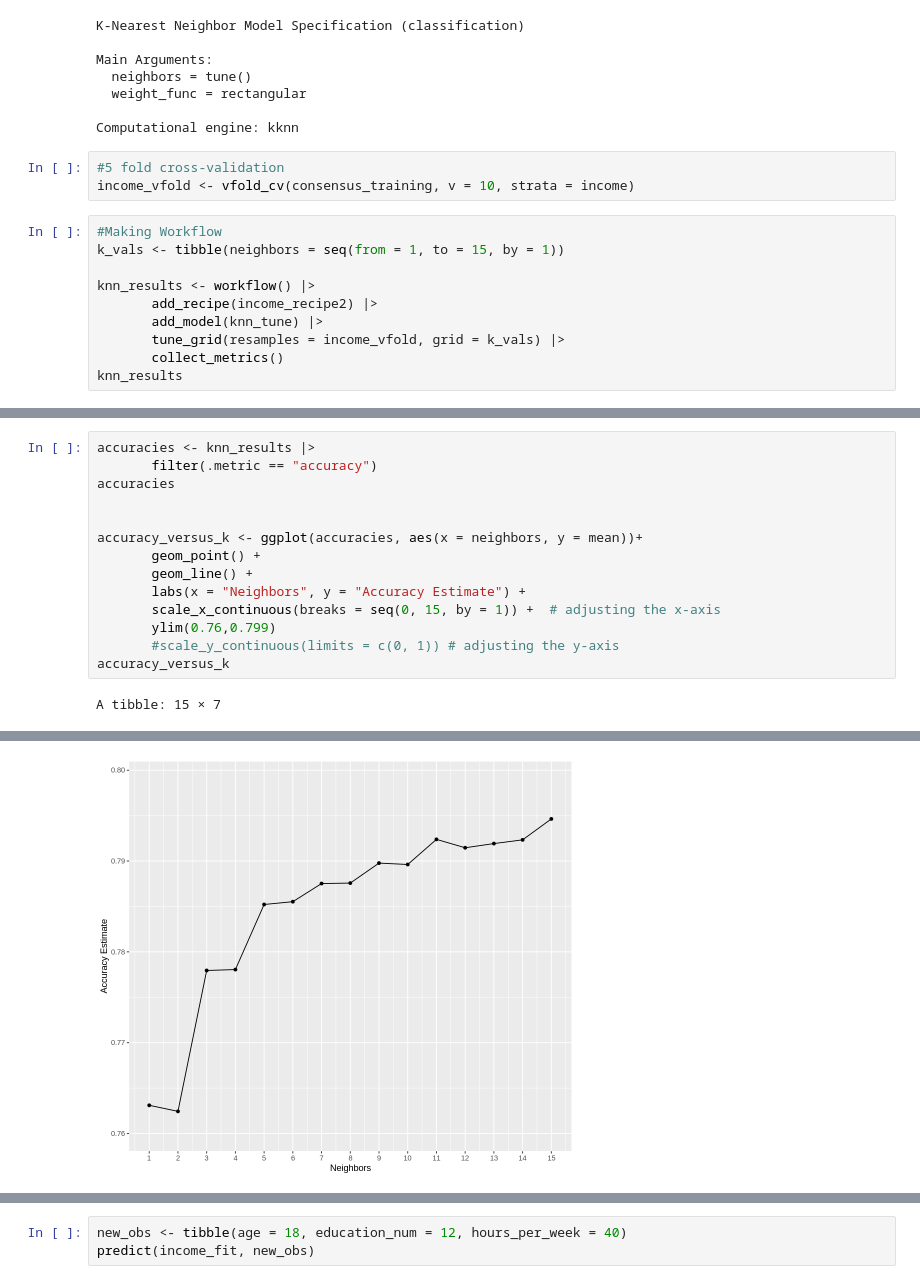
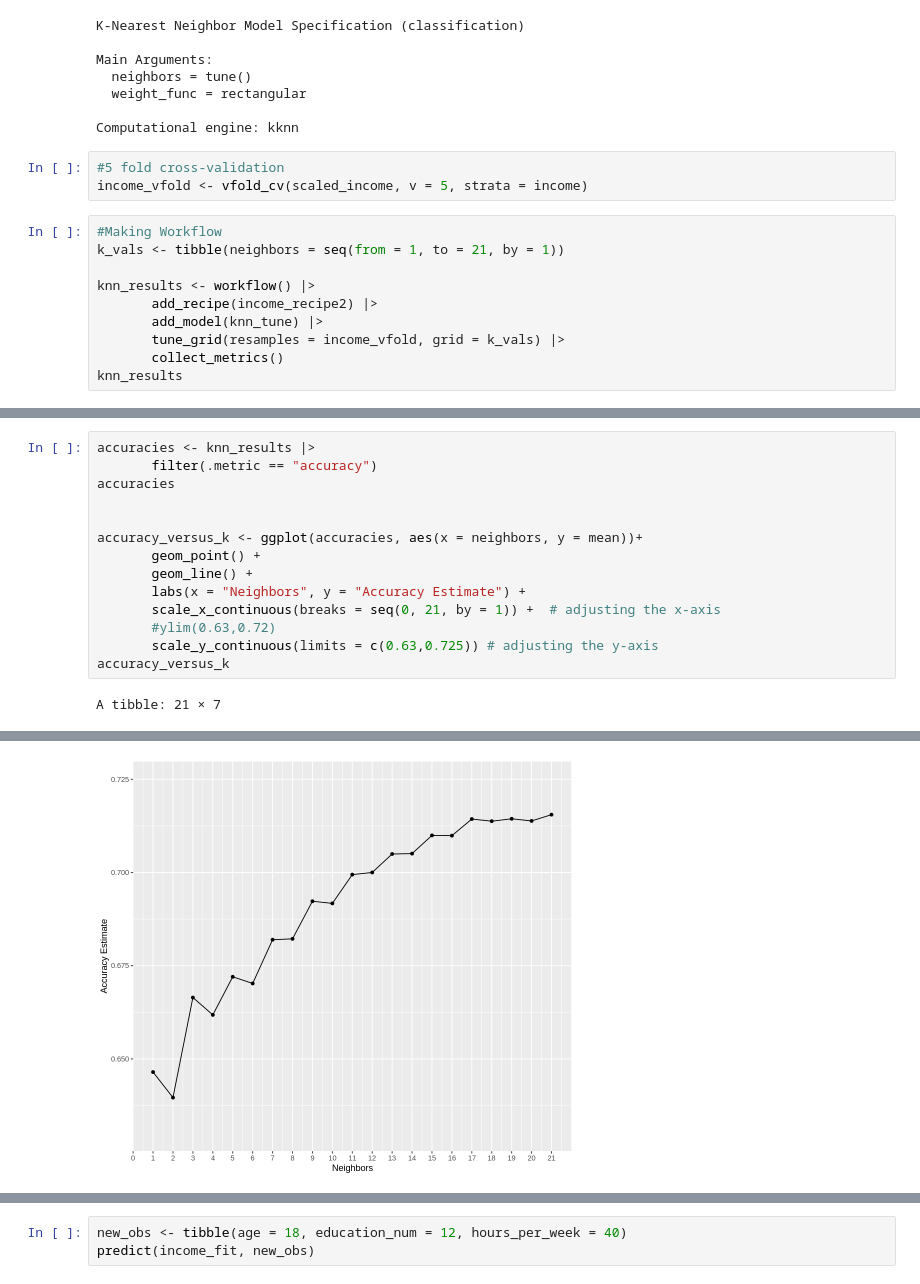
Before and after one commit to Riyan-Qureshi/dsci_group_project, a Jupyter notebook: group_project_report.ipynb, the cells around one changed output, grey strips where cells are left out. Saved outputs shown, nothing was run; the diff lists cells and outputs as text.

Commit message:
Replaced Training Data in model with Upsampled Training Data

```diff
--- a/group_project_report.ipynb
+++ b/group_project_report.ipynb
@@ -218,10 +227,10 @@ Main Arguments:
 Computational engine: kknn
 # %%
 #5 fold cross-validation
-income_vfold <- vfold_cv(consensus_training, v = 10, strata = income)
+income_vfold <- vfold_cv(scaled_income, v = 5, strata = income)
 # %%
 #Making Workflow
-k_vals <- tibble(neighbors = seq(from = 1, to = 15, by = 1))
+k_vals <- tibble(neighbors = seq(from = 1, to = 21, by = 1))
 
 knn_results <- workflow() |>
        add_recipe(income_recipe2) |>
@@ -250,11 +259,11 @@ accuracy_versus_k <- ggplot(accuracies, aes(x = neighbors, y = mean))+
        geom_point() +
        geom_line() +
        labs(x = "Neighbors", y = "Accuracy Estimate") +
-       scale_x_continuous(breaks = seq(0, 15, by = 1)) +  # adjusting the x-axis
-       ylim(0.76,0.799)
-       #scale_y_continuous(limits = c(0, 1)) # adjusting the y-axis
+       scale_x_continuous(breaks = seq(0, 21, by = 1)) +  # adjusting the x-axis
+       #ylim(0.63,0.72)
+       scale_y_continuous(limits = c(0.63,0.725)) # adjusting the y-axis
 accuracy_versus_k
 # %% [output]
-A tibble: 15 × 7
+A tibble: 21 × 7
 | neighbors | .metric | .estimator | mean | n | std_err | .config |
 | <dbl> | <chr> | <chr> | <dbl> | <int> | <dbl> | <chr> |
@@ -268,2 +277,2 @@ A tibble: 15 × 7
-[figure, old version]
+[figure, new version]
 # %%
```
Also changed, not shown: parts of 6 cells of this notebook.
